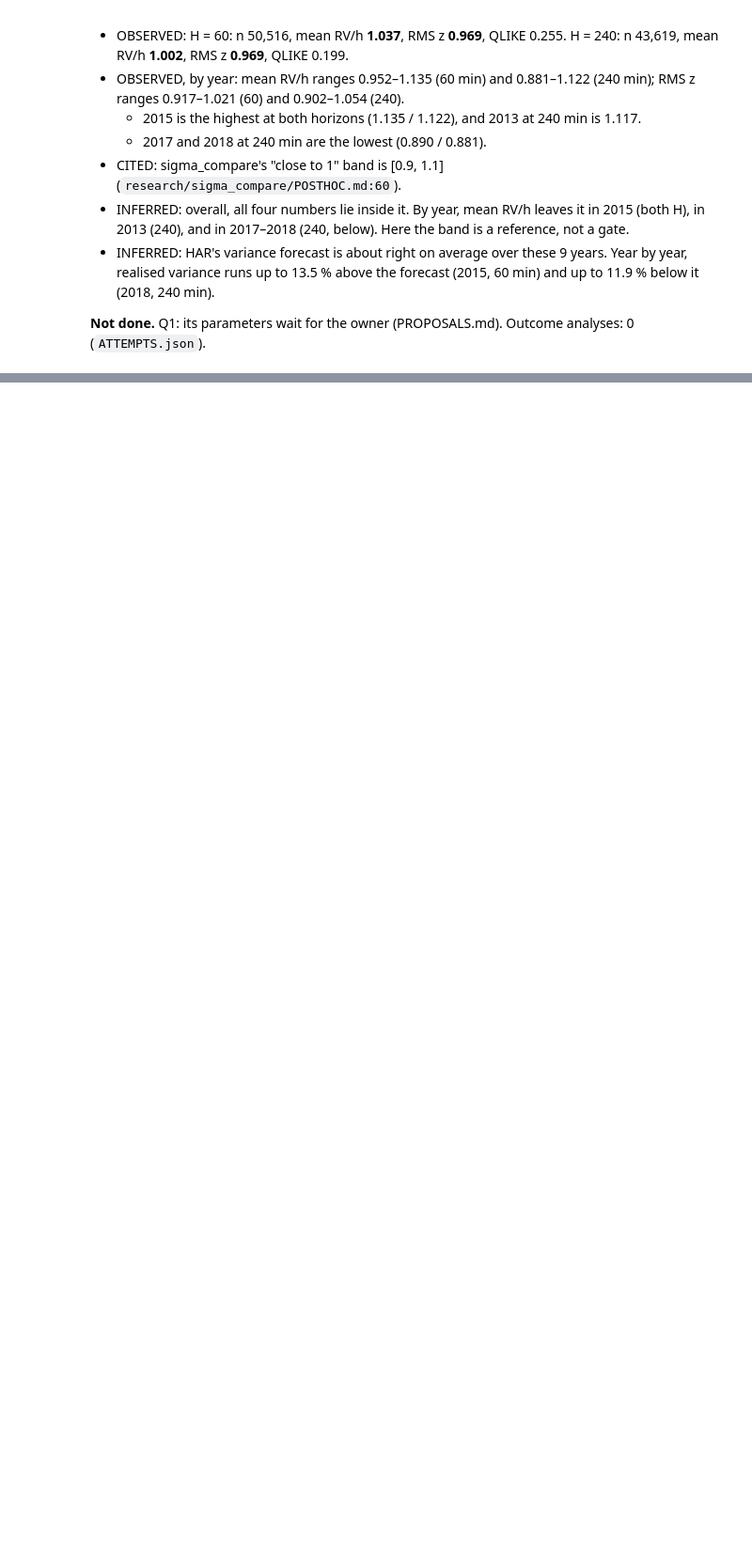
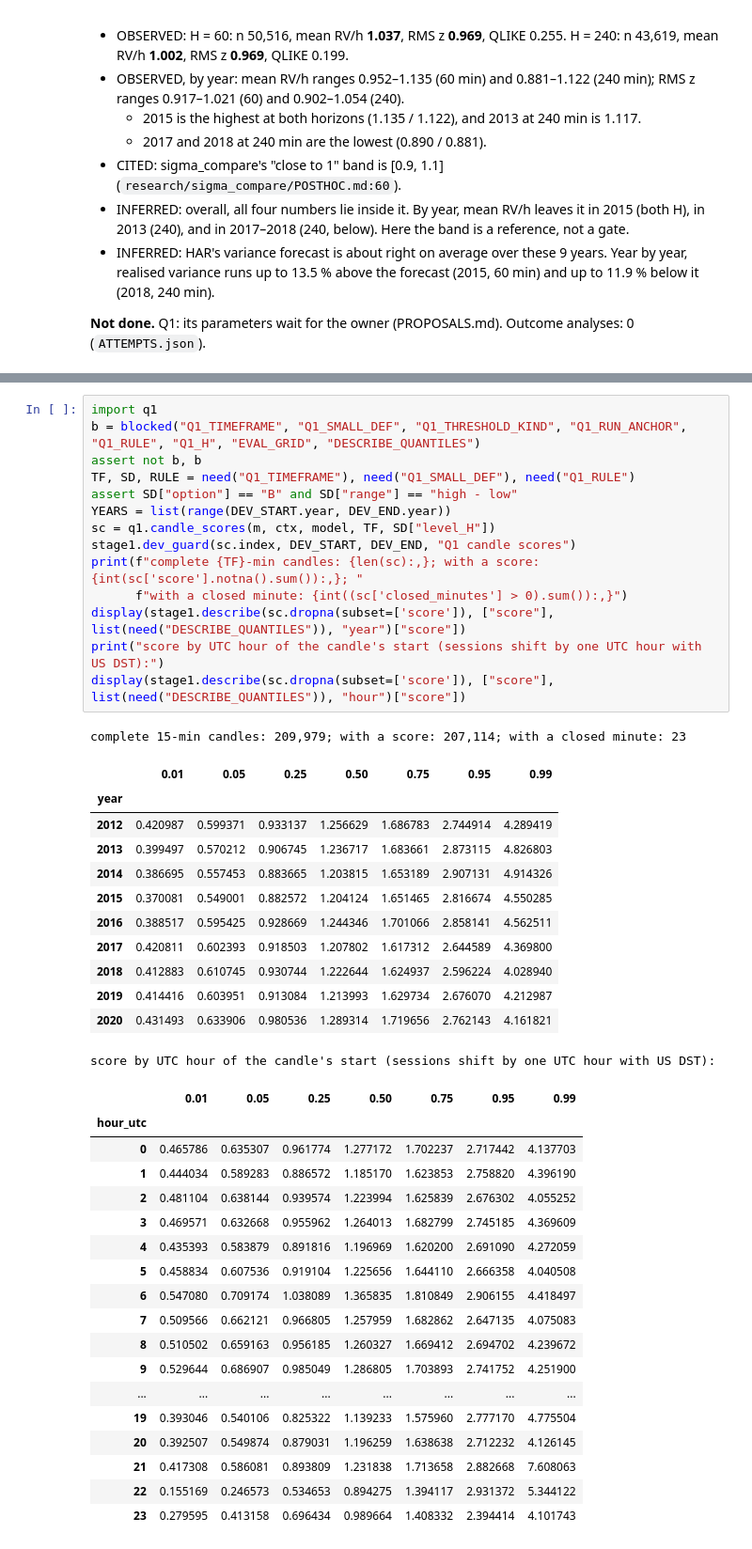
Before and after one commit to QBKFD/OPARLI-LLM-FORWARD, a Jupyter notebook: research/squeeze_oco/01_vol_state.ipynb, the cells around one changed output, grey strips where cells are left out. Shown at 94% size. Saved outputs shown, nothing was run; the diff lists cells and outputs as text; blank space fills up the shorter version.

```diff
--- a/research/squeeze_oco/01_vol_state.ipynb
+++ b/research/squeeze_oco/01_vol_state.ipynb
@@ -571,0 +633,46 @@ valid non-crossing windows).**
+# %%
+import q1
+b = blocked("Q1_TIMEFRAME", "Q1_SMALL_DEF", "Q1_THRESHOLD_KIND", "Q1_RUN_ANCHOR", "Q1_RULE", "Q1_H", "EVAL_GRID", "DESCRIBE_QUANTILES")
+assert not b, b
+TF, SD, RULE = need("Q1_TIMEFRAME"), need("Q1_SMALL_DEF"), need("Q1_RULE")
+assert SD["option"] == "B" and SD["range"] == "high - low"
+YEARS = list(range(DEV_START.year, DEV_END.year))
+sc = q1.candle_scores(m, ctx, model, TF, SD["level_H"])
+stage1.dev_guard(sc.index, DEV_START, DEV_END, "Q1 candle scores")
+print(f"complete {TF}-min candles: {len(sc):,}; with a score: {int(sc['score'].notna().sum()):,}; "
+      f"with a closed minute: {int((sc['closed_minutes'] > 0).sum()):,}")
+display(stage1.describe(sc.dropna(subset=['score']), ["score"], list(need("DESCRIBE_QUANTILES")), "year")["score"])
+print("score by UTC hour of the candle's start (sessions shift by one UTC hour with US DST):")
+display(stage1.describe(sc.dropna(subset=['score']), ["score"], list(need("DESCRIBE_QUANTILES")), "hour")["score"])
+# %% [output]
+complete 15-min candles: 209,979; with a score: 207,114; with a closed minute: 23
+|  | 0.01 | 0.05 | 0.25 | 0.50 | 0.75 | 0.95 | 0.99 |
+| year |  |  |  |  |  |  |  |
+| 2012 | 0.420987 | 0.599371 | 0.933137 | 1.256629 | 1.686783 | 2.744914 | 4.289419 |
+| 2013 | 0.399497 | 0.570212 | 0.906745 | 1.236717 | 1.683661 | 2.873115 | 4.826803 |
+| 2014 | 0.386695 | 0.557453 | 0.883665 | 1.203815 | 1.653189 | 2.907131 | 4.914326 |
+| 2015 | 0.370081 | 0.549001 | 0.882572 | 1.204124 | 1.651465 | 2.816674 | 4.550285 |
+| 2016 | 0.388517 | 0.595425 | 0.928669 | 1.244346 | 1.701066 | 2.858141 | 4.562511 |
+| 2017 | 0.420811 | 0.602393 | 0.918503 | 1.207802 | 1.617312 | 2.644589 | 4.369800 |
+| 2018 | 0.412883 | 0.610745 | 0.930744 | 1.222644 | 1.624937 | 2.596224 | 4.028940 |
+| 2019 | 0.414416 | 0.603951 | 0.913084 | 1.213993 | 1.629734 | 2.676070 | 4.212987 |
+| 2020 | 0.431493 | 0.633906 | 0.980536 | 1.289314 | 1.719656 | 2.762143 | 4.161821 |
+score by UTC hour of the candle's start (sessions shift by one UTC hour with US DST):
+|  | 0.01 | 0.05 | 0.25 | 0.50 | 0.75 | 0.95 | 0.99 |
+| hour_utc |  |  |  |  |  |  |  |
+| 0 | 0.465786 | 0.635307 | 0.961774 | 1.277172 | 1.702237 | 2.717442 | 4.137703 |
+| 1 | 0.444034 | 0.589283 | 0.886572 | 1.185170 | 1.623853 | 2.758820 | 4.396190 |
+| 2 | 0.481104 | 0.638144 | 0.939574 | 1.223994 | 1.625839 | 2.676302 | 4.055252 |
+| 3 | 0.469571 | 0.632668 | 0.955962 | 1.264013 | 1.682799 | 2.745185 | 4.369609 |
+| 4 | 0.435393 | 0.583879 | 0.891816 | 1.196969 | 1.620200 | 2.691090 | 4.272059 |
+| 5 | 0.458834 | 0.607536 | 0.919104 | 1.225656 | 1.644110 | 2.666358 | 4.040508 |
+| 6 | 0.547080 | 0.709174 | 1.038089 | 1.365835 | 1.810849 | 2.906155 | 4.418497 |
+| 7 | 0.509566 | 0.662121 | 0.966805 | 1.257959 | 1.682862 | 2.647135 | 4.075083 |
+| 8 | 0.510502 | 0.659163 | 0.956185 | 1.260327 | 1.669412 | 2.694702 | 4.239672 |
+| 9 | 0.529644 | 0.686907 | 0.985049 | 1.286805 | 1.703893 | 2.741752 | 4.251900 |
+| ... | ... | ... | ... | ... | ... | ... | ... |
+| 19 | 0.393046 | 0.540106 | 0.825322 | 1.139233 | 1.575960 | 2.777170 | 4.775504 |
+| 20 | 0.392507 | 0.549874 | 0.879031 | 1.196259 | 1.638638 | 2.712232 | 4.126145 |
+| 21 | 0.417308 | 0.586081 | 0.893809 | 1.231838 | 1.713658 | 2.882668 | 7.608063 |
+| 22 | 0.155169 | 0.246573 | 0.534653 | 0.894275 | 1.394117 | 2.931372 | 5.344122 |
+| 23 | 0.279595 | 0.413158 | 0.696434 | 0.989664 | 1.408332 | 2.394414 | 4.101743 |
```
Also changed, not shown: parts of 10 cells of this notebook, 9 other files.
